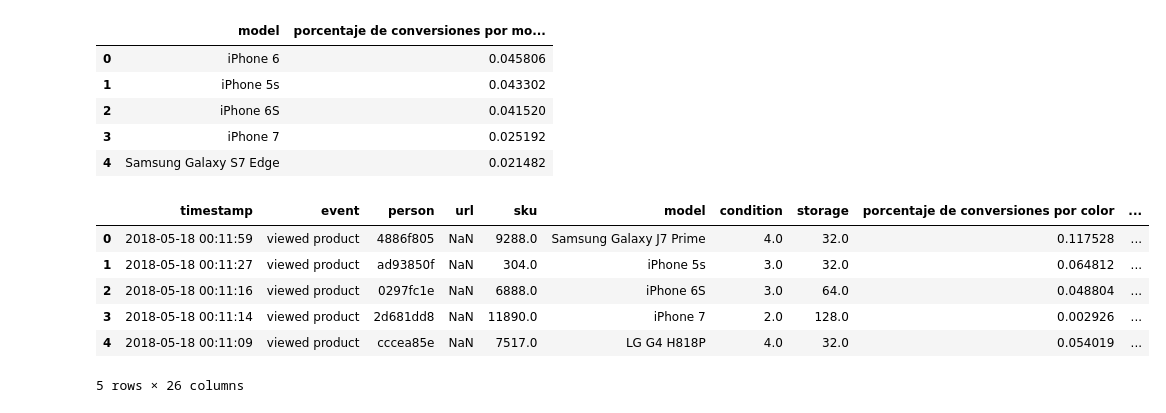
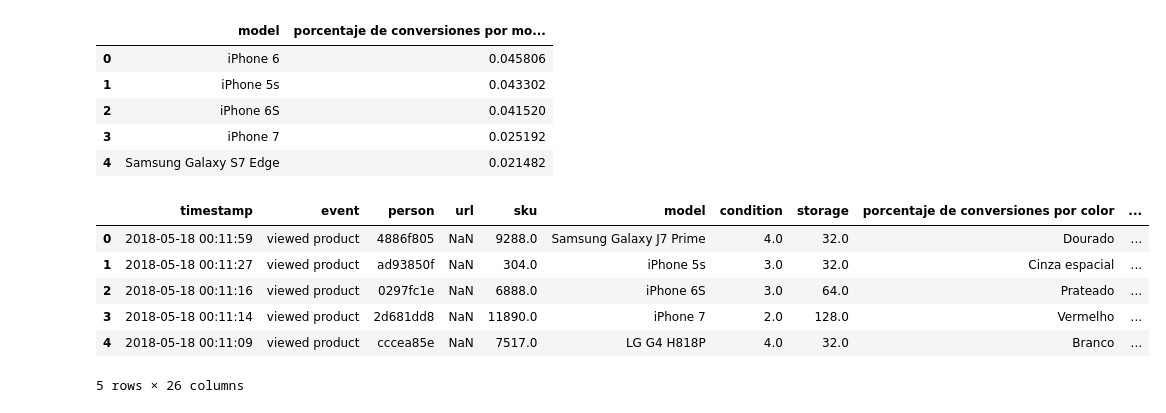
Before and after one commit to Blaz77/DatosReloaded, a Jupyter notebook: TP2/Resolucion.ipynb, the cells around one changed output. Cells and saved outputs as stored; diff of their text form; code cells hidden in the pictures.

Commit message:
Cambio el metodo para obtener los porcentajes de conversiones por color y ordeno el archivo en si

```diff
--- a/TP2/Resolucion.ipynb
+++ b/TP2/Resolucion.ipynb
@@ -165,2 +88,2 @@ len(map_color)
-# %%
-train_set.replace({'color': map_color}, inplace = True)
+# %%
+colors_convertions = colors_convertions.reset_index()
@@ -166,0 +99,3 @@ train_set.replace({'color': map_color}, inplace = True)
+# %%
+colors_convertions.rename({'index':'color', 'color':'porcentaje de conversiones por colores'}, axis = 1, inplace = True)
+colors_convertions.head()
@@ -166,0 +109,2 @@ train_set.replace({'color': map_color}, inplace = True)
+# %%
+train_set = train_set.merge(colors_convertions, on = 'color',how= 'left')
@@ -200,15 +154,15 @@ models_convertions.head()
 train_set = train_set.merge(models_convertions, on = 'model',how= 'left')
 # %%
 train_set.rename({'color':'porcentaje de conversiones por color'},axis=1, inplace= True)
-train_set['color'] = events_data['color']
+#train_set['color'] = events_data['color']
 train_set.head()
 # %% [output]
 |  | timestamp | event | person | url | sku | model | condition | storage | porcentaje de conversiones por color | ... |
-| 0 | 2018-05-18 00:11:59 | viewed product | 4886f805 | NaN | 9288.0 | Samsung Galaxy J7 Prime | 4.0 | 32.0 | 0.117528 | ... |
-| 1 | 2018-05-18 00:11:27 | viewed product | ad93850f | NaN | 304.0 | iPhone 5s | 3.0 | 32.0 | 0.064812 | ... |
-| 2 | 2018-05-18 00:11:16 | viewed product | 0297fc1e | NaN | 6888.0 | iPhone 6S | 3.0 | 64.0 | 0.048804 | ... |
-| 3 | 2018-05-18 00:11:14 | viewed product | 2d681dd8 | NaN | 11890.0 | iPhone 7 | 2.0 | 128.0 | 0.002926 | ... |
-| 4 | 2018-05-18 00:11:09 | viewed product | cccea85e | NaN | 7517.0 | LG G4 H818P | 4.0 | 32.0 | 0.054019 | ... |
+| 0 | 2018-05-18 00:11:59 | viewed product | 4886f805 | NaN | 9288.0 | Samsung Galaxy J7 Prime | 4.0 | 32.0 | Dourado | ... |
+| 1 | 2018-05-18 00:11:27 | viewed product | ad93850f | NaN | 304.0 | iPhone 5s | 3.0 | 32.0 | Cinza espacial | ... |
+| 2 | 2018-05-18 00:11:16 | viewed product | 0297fc1e | NaN | 6888.0 | iPhone 6S | 3.0 | 64.0 | Prateado | ... |
+| 3 | 2018-05-18 00:11:14 | viewed product | 2d681dd8 | NaN | 11890.0 | iPhone 7 | 2.0 | 128.0 | Vermelho | ... |
+| 4 | 2018-05-18 00:11:09 | viewed product | cccea85e | NaN | 7517.0 | LG G4 H818P | 4.0 | 32.0 | Branco | ... |
 5 rows × 26 columns
 # %%
 train_set.rename({'convertions':'conversiones por usuario'},axis=1, inplace= True)
```
Also changed, not shown: parts of 9 cells of this notebook.
